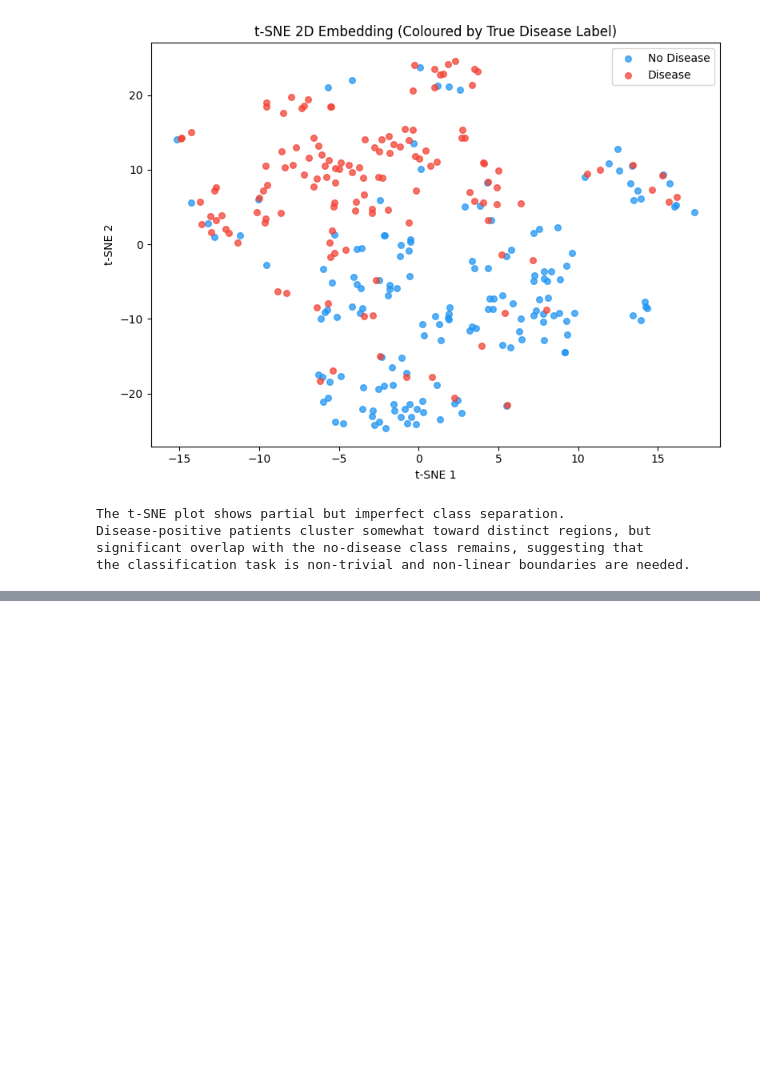
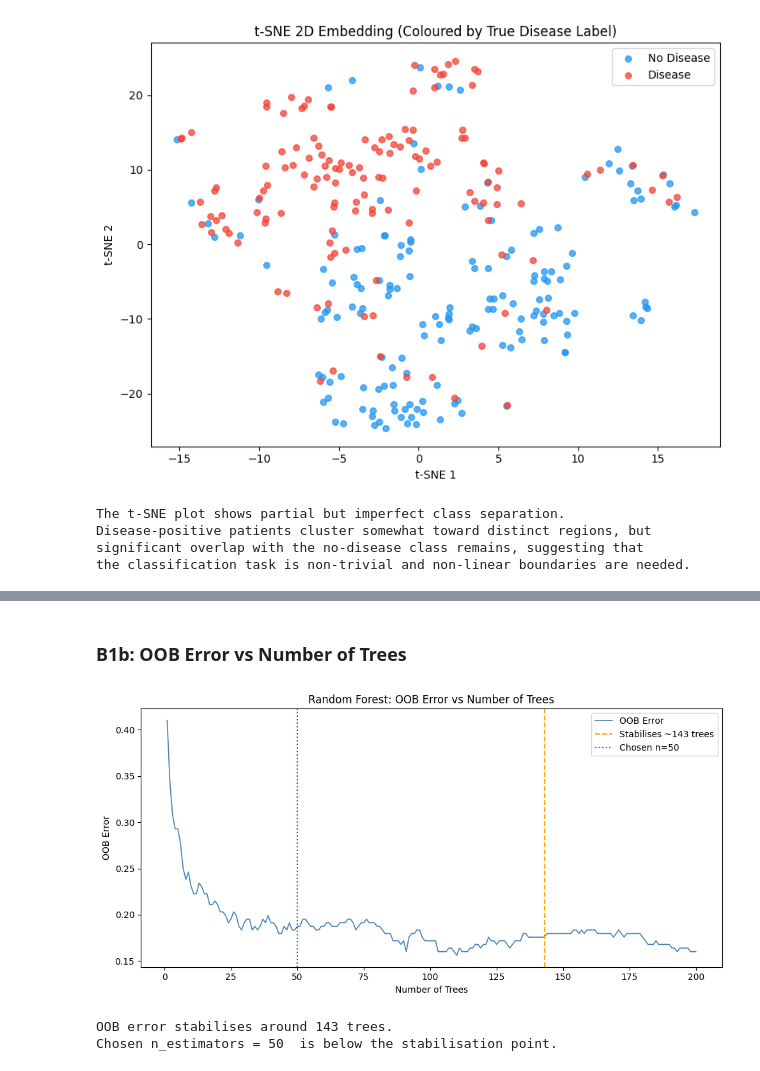
Before and after one commit to WaqasAhmed27/Data-Mining-Assignment-04, a Jupyter notebook: DM_Assignment04_23i-2540.ipynb, the cells around one changed output, grey strips where cells are left out. Saved outputs shown, nothing was run; the diff lists cells and outputs as text; code cells hidden in the pictures; blank space fills up the shorter version.

```diff
--- a/DM_Assignment04_23i-2540.ipynb
+++ b/DM_Assignment04_23i-2540.ipynb
@@ -483,0 +582,42 @@ the classification task is non-trivial and non-linear boundaries are needed.
+# %% [markdown]
+### B1b: OOB Error vs Number of Trees
+# %%
+oob_errors = []
+tree_range  = range(1, 201)
+
+for n in tree_range:
+    rf_tmp = RandomForestClassifier(
+        n_estimators=n,
+        max_depth=best_params_rf['max_depth'],
+        oob_score=True, random_state=42
+    )
+    rf_tmp.fit(X_train_sm, y_train_sm)
+    oob_errors.append(1 - rf_tmp.oob_score_)
+
+# Find stabilisation: first point where rolling std over 10 trees < 0.002
+oob_arr   = np.array(oob_errors)
+roll_std  = pd.Series(oob_arr).rolling(10).std().fillna(1).values
+stab_idx  = int(np.argmax(roll_std < 0.002))  # first stable point
+stab_idx  = max(stab_idx, 10)
+
+fig, ax = plt.subplots(figsize=(10, 5))
+ax.plot(list(tree_range), oob_errors, color='steelblue', linewidth=1.2, label='OOB Error')
+ax.axvline(stab_idx, color='orange', linestyle='--', label=f'Stabilises ~{stab_idx} trees')
+ax.axvline(best_params_rf['n_estimators'], color='green', linestyle=':',
+           label=f"Chosen n={best_params_rf['n_estimators']}")
+ax.set_xlabel('Number of Trees')
+ax.set_ylabel('OOB Error')
+ax.set_title('Random Forest: OOB Error vs Number of Trees')
+ax.legend()
+plt.tight_layout()
+plt.savefig('b1_oob_curve.png', bbox_inches='tight')
+plt.show()
+
+print(f"OOB error stabilises around {stab_idx} trees.")
+print(f"Chosen n_estimators = {best_params_rf['n_estimators']} ",
+      "matches stabilisation." if best_params_rf['n_estimators'] >= stab_idx
+      else "is below the stabilisation point.")
+# %% [output]
+[figure, added]
+OOB error stabilises around 143 trees.
+Chosen n_estimators = 50  is below the stabilisation point.
```
Also changed, not shown: parts of 25 cells of this notebook.
